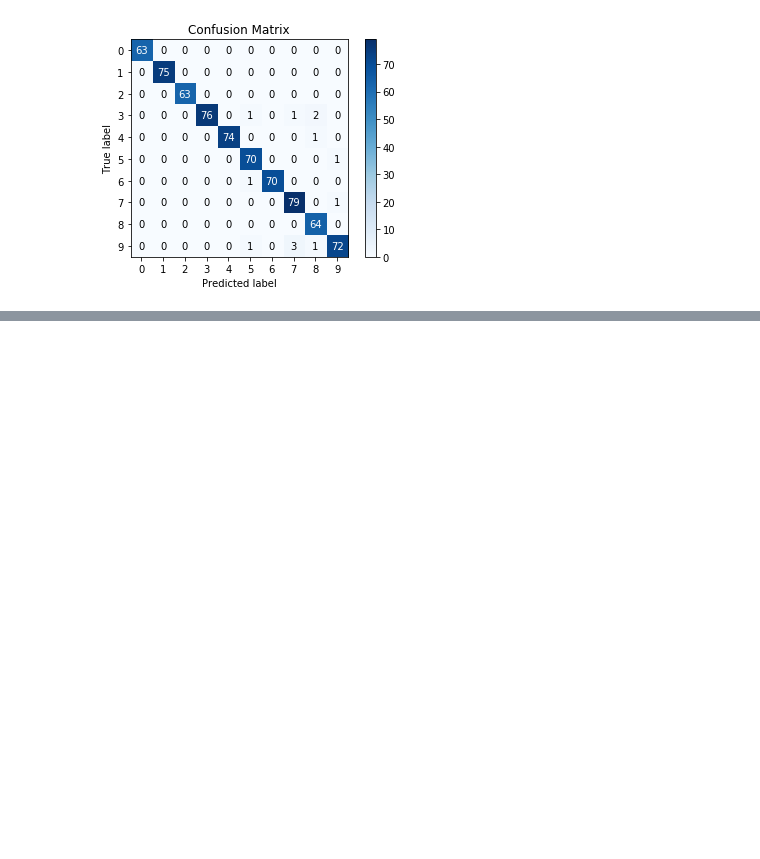
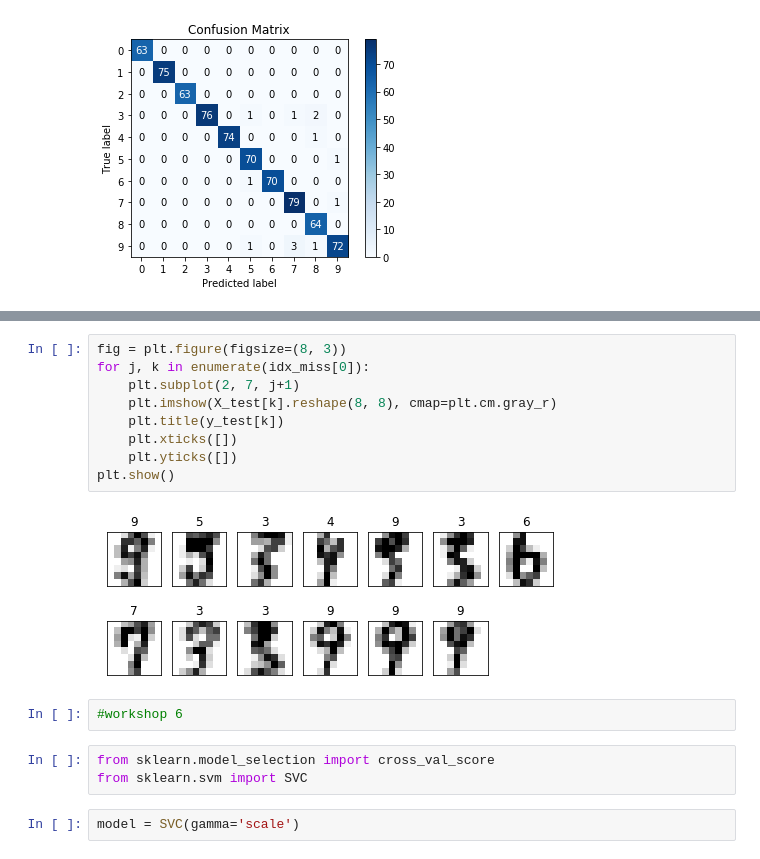
Before and after one commit to aukrit1993/my_machine_learning, a Jupyter notebook: chapter_19.ipynb, the cells around one changed output, grey strips where cells are left out. Cells and saved outputs as stored; diff of their text form; blank space fills up the shorter version.

```diff
--- a/chapter_19.ipynb
+++ b/chapter_19.ipynb
@@ -190,0 +210,18 @@ plt.show()
+# %%
+fig = plt.figure(figsize=(8, 3))
+for j, k in enumerate(idx_miss[0]):
+    plt.subplot(2, 7, j+1)
+    plt.imshow(X_test[k].reshape(8, 8), cmap=plt.cm.gray_r)
+    plt.title(y_test[k])
+    plt.xticks([])
+    plt.yticks([])
+plt.show()
+# %% [output]
+[figure, added]
+# %%
+#workshop 6
+# %%
+from sklearn.model_selection import cross_val_score
+from sklearn.svm import SVC
+# %%
+model = SVC(gamma='scale')
```
Also changed, not shown: parts of 16 cells of this notebook.
